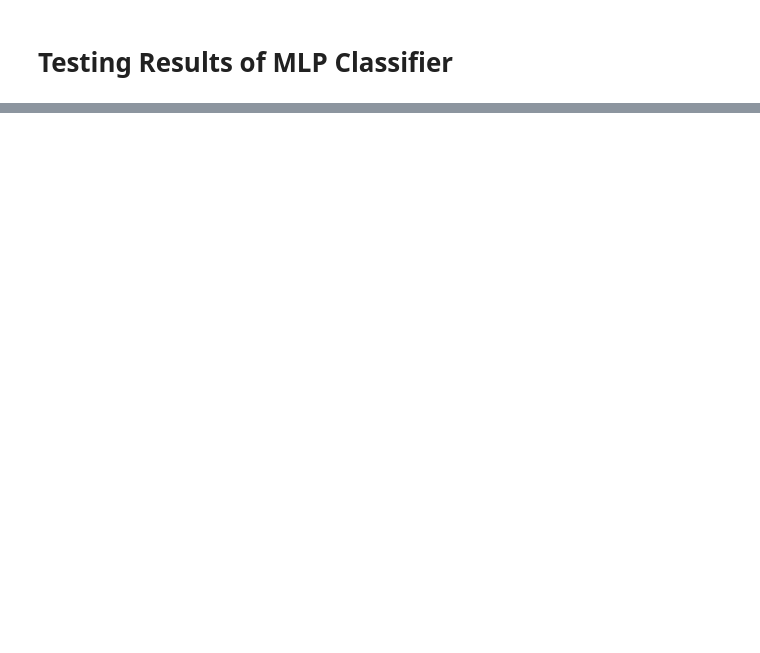
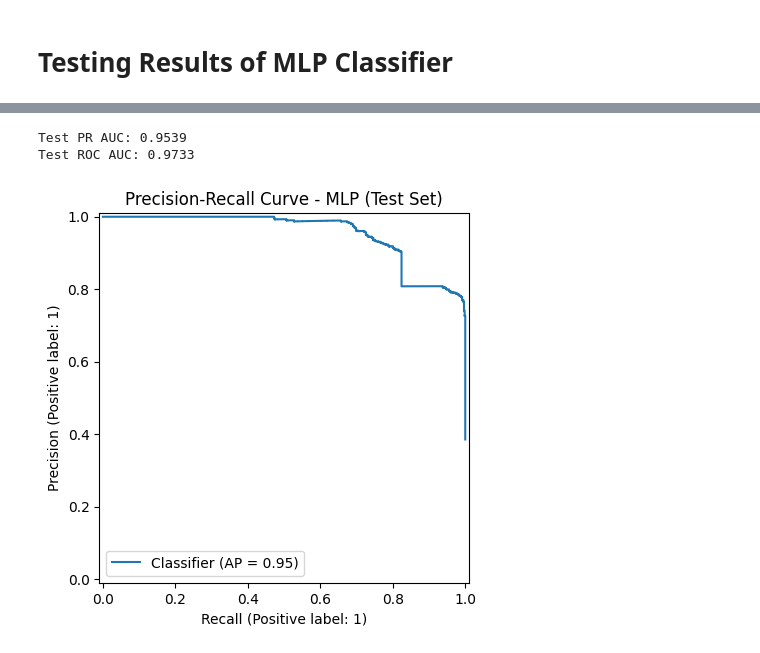
Before and after one commit to madsfjeldberg/xray-classification, a Jupyter notebook: mlp.ipynb, the cells around one changed output, grey strips where cells are left out. Drawn from its saved outputs; the diff is of its cells as text; code cells hidden in the pictures; blank space fills up the shorter version.

```diff
--- a/mlp.ipynb
+++ b/mlp.ipynb
@@ -72,0 +103,16 @@ plt.show()
+# %%
+from sklearn.metrics import average_precision_score, roc_auc_score
+from sklearn.metrics import PrecisionRecallDisplay
+
+pr_auc = average_precision_score(test_labels, test_preds)
+roc_auc = roc_auc_score(test_labels, test_preds)
+print(f"Test PR AUC: {pr_auc:.4f}")
+print(f"Test ROC AUC: {roc_auc:.4f}")
+
+PrecisionRecallDisplay.from_predictions(test_labels.ravel(), test_preds.ravel())
+plt.title("Precision-Recall Curve - MLP (Test Set)")
+plt.show()
+# %% [output]
+Test PR AUC: 0.9539
+Test ROC AUC: 0.9733
+[figure, added]
```
Also changed, not shown: parts of 8 cells of this notebook, 20 other files.
